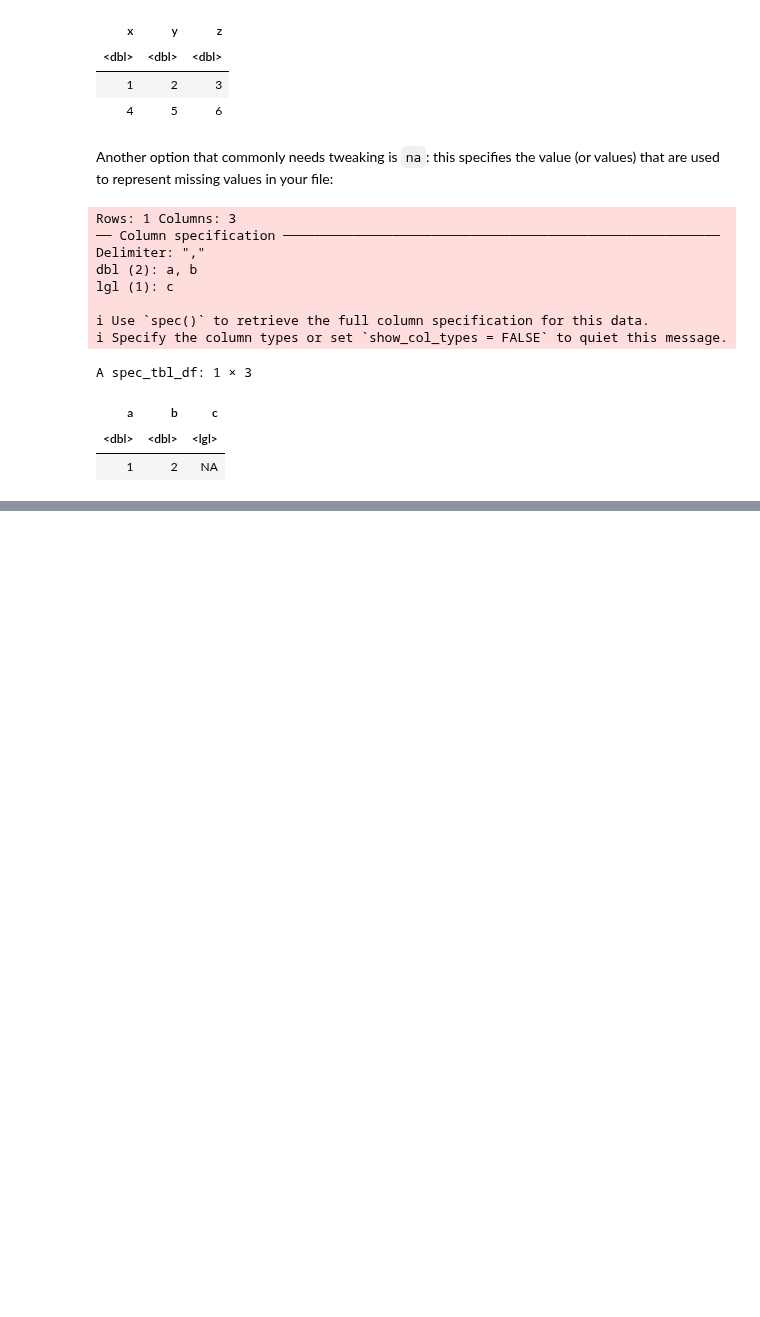
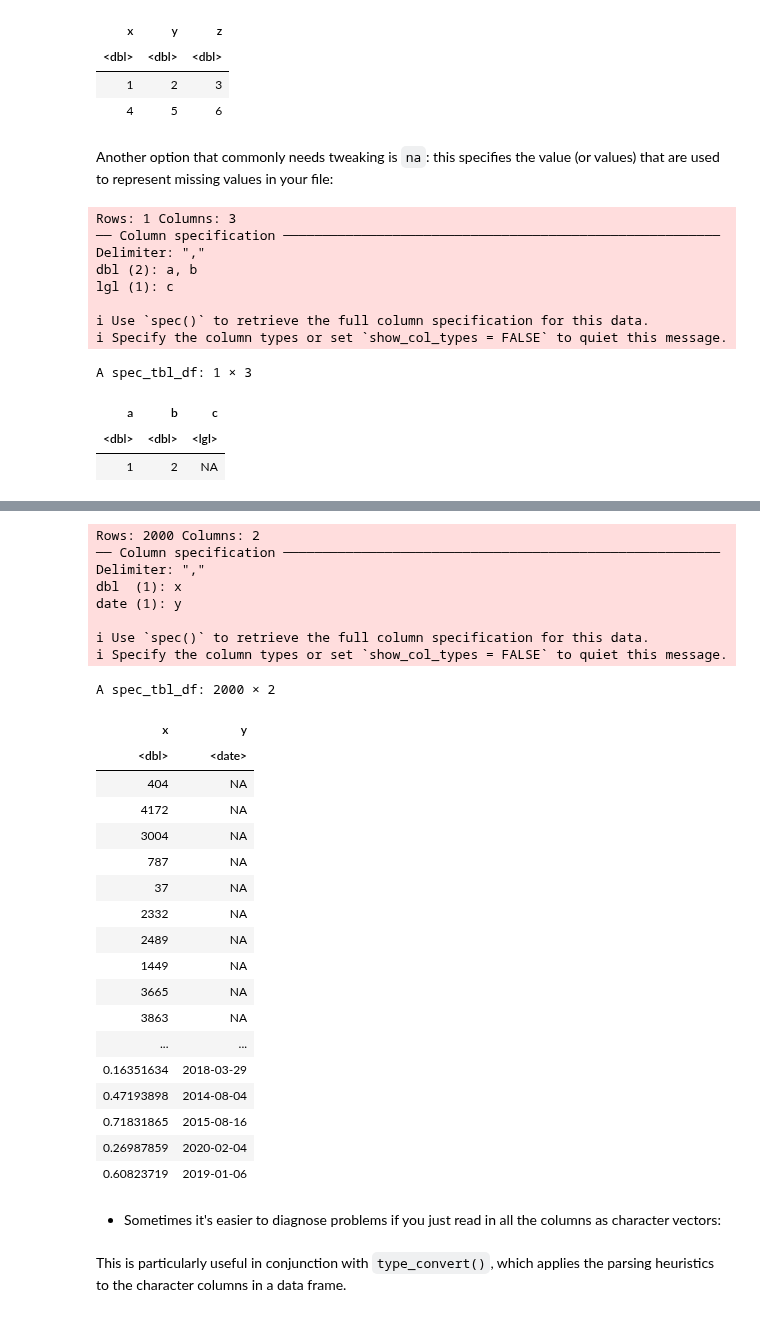
Before and after one commit to fralfaro/r4ds-book, a Jupyter notebook: docs/11_data_import.ipynb, the cells around one changed output, grey strips where cells are left out. Cells and saved outputs as stored; diff of their text form; code cells hidden in the pictures; blank space fills up the shorter version.

```diff
--- a/docs/11_data_import.ipynb
+++ b/docs/11_data_import.ipynb
@@ -513,0 +731,35 @@ For other file types, try the R data import/export manual and the rio package.
+# %%
+challenge2 <- read_csv(readr_example("challenge.csv"), guess_max = 1001)
+challenge2
+# %% [output]
+Rows: 2000 Columns: 2
+── Column specification ────────────────────────────────────────────────────────
+Delimiter: ","
+dbl  (1): x
+date (1): y
+
+ℹ Use `spec()` to retrieve the full column specification for this data.
+ℹ Specify the column types or set `show_col_types = FALSE` to quiet this message.
+A spec_tbl_df: 2000 × 2
+| x | y |
+| <dbl> | <date> |
+| 404 | NA |
+| 4172 | NA |
+| 3004 | NA |
+| 787 | NA |
+| 37 | NA |
+| 2332 | NA |
+| 2489 | NA |
+| 1449 | NA |
+| 3665 | NA |
+| 3863 | NA |
+| ... | ... |
+| 0.16351634 | 2018-03-29 |
+| 0.47193898 | 2014-08-04 |
+| 0.71831865 | 2015-08-16 |
+| 0.26987859 | 2020-02-04 |
+| 0.60823719 | 2019-01-06 |
+# %% [markdown]
+
+*   Sometimes it's easier to diagnose problems if you just read in all
+    the columns as character vectors:
@@ -513,0 +770,5 @@ For other file types, try the R data import/export manual and the rio package.
+# %% [markdown]
+
+  This is particularly useful in conjunction with `type_convert()`,
+    which applies the parsing heuristics to the character columns in a data
+    frame.
```
Also changed, not shown: parts of 116 cells of this notebook.
